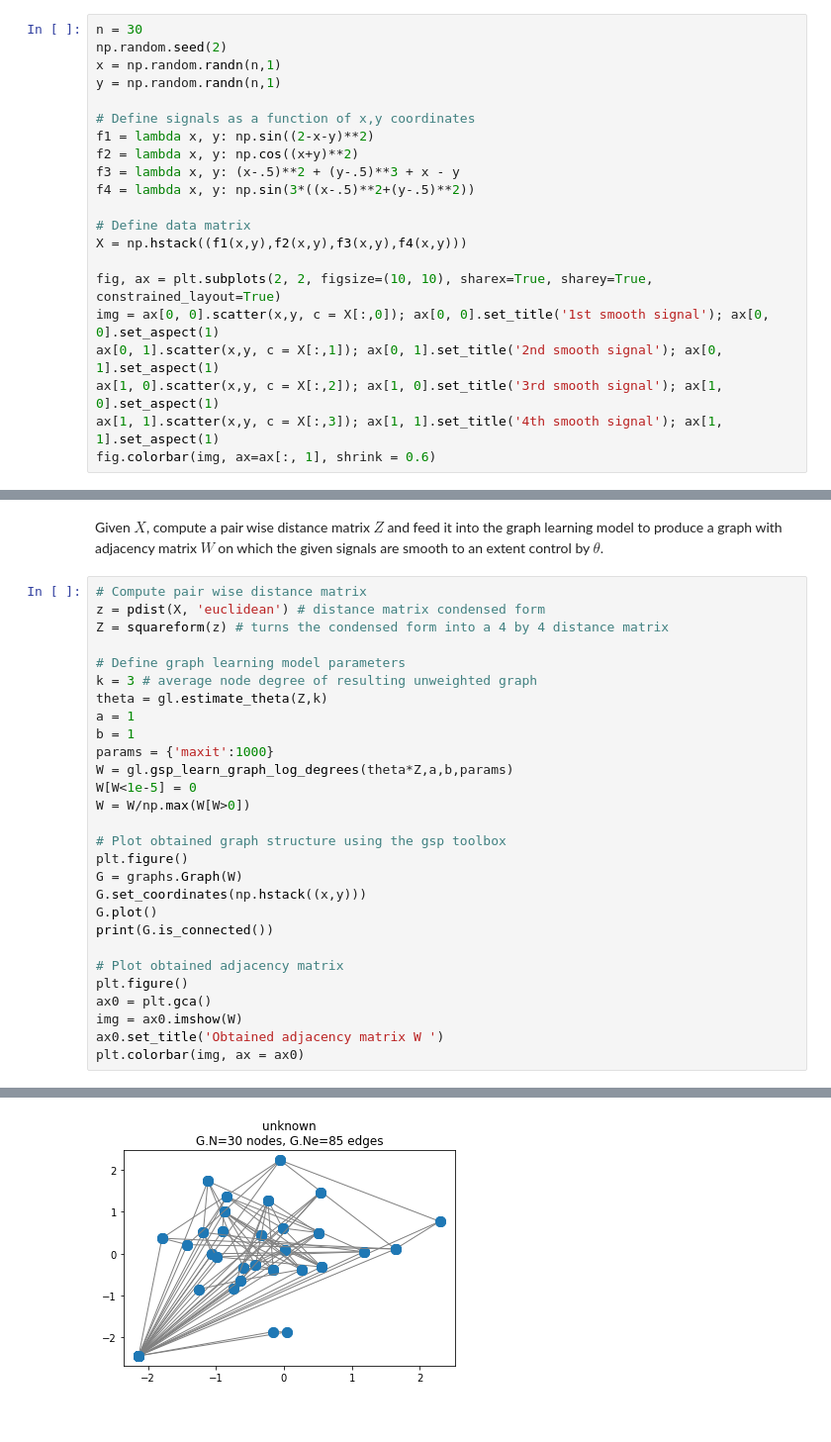
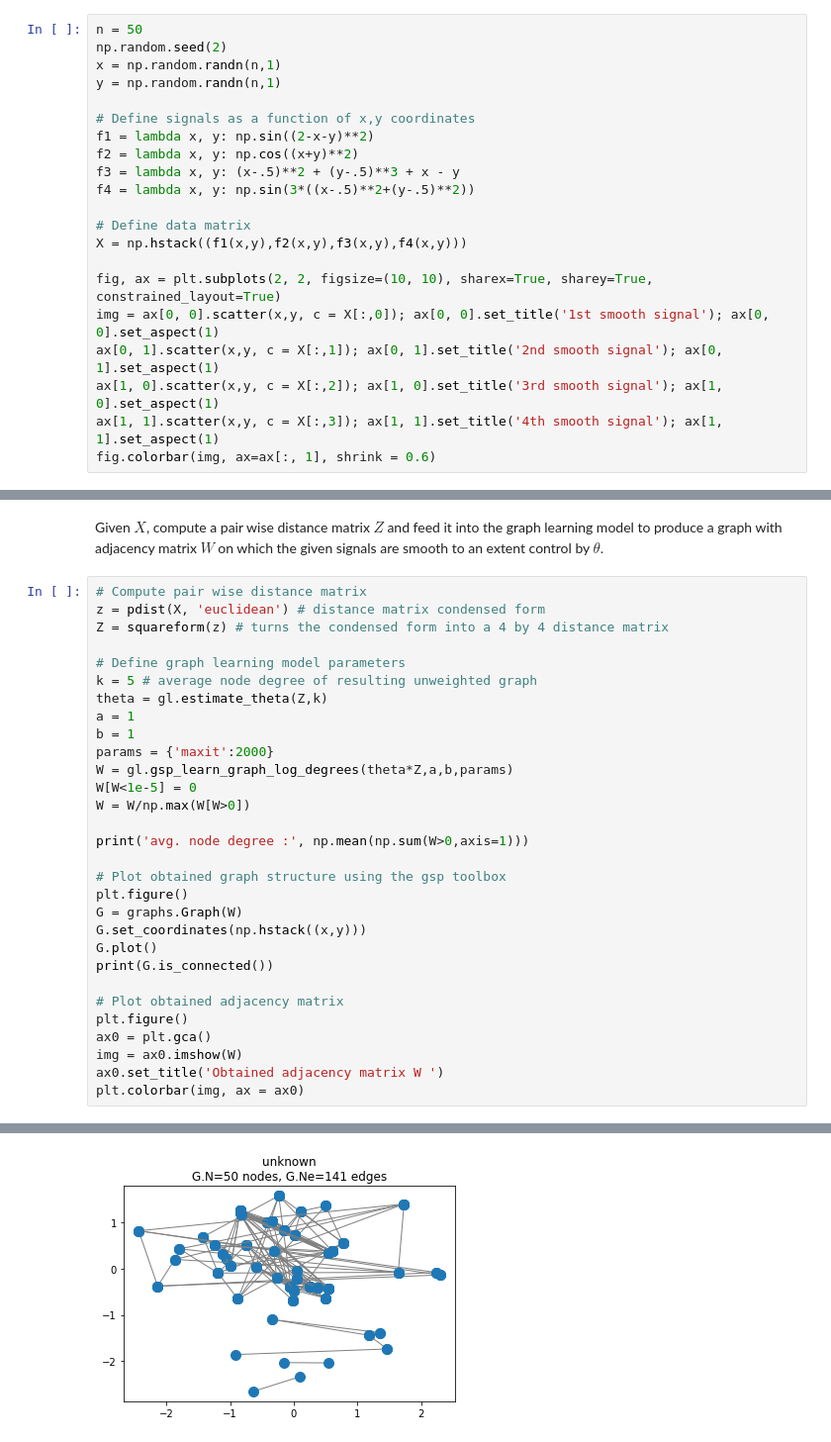
Before and after one commit to jfflorez/learngraph, a Jupyter notebook: demo_learn_graph_from_signals_on_randomly_located_sensors.ipynb, the cells around one changed output, grey strips where cells are left out. Shown at 99% size. Cells and saved outputs as stored; diff of their text form.

```diff
--- a/demo_learn_graph_from_signals_on_randomly_located_sensors.ipynb
+++ b/demo_learn_graph_from_signals_on_randomly_located_sensors.ipynb
@@ -11,7 +11,7 @@ import src.gl_models as gl
 # %% [markdown]
 Create a collection of signals $\{f_1,f_2,f_3,f_4\}$ on a set of n randomly distributed $(x_i,y_i), i=1,...,n$ coordinates, and let $V=\{(x_i,y_i),i=1,...,n\}$. Then form a data matrix $X$ of size $n \times 4$ with columns defined by the signals.
 # %%
-n = 30
+n = 50
 np.random.seed(2)
 x = np.random.randn(n,1)
 y = np.random.randn(n,1)
@@ -42,14 +42,16 @@ z = pdist(X, 'euclidean') # distance matrix condensed form
 Z = squareform(z) # turns the condensed form into a 4 by 4 distance matrix
 
 # Define graph learning model parameters
-k = 3 # average node degree of resulting unweighted graph
+k = 5 # average node degree of resulting unweighted graph
 theta = gl.estimate_theta(Z,k)
 a = 1
 b = 1
-params = {'maxit':1000}
+params = {'maxit':2000}
 W = gl.gsp_learn_graph_log_degrees(theta*Z,a,b,params)
 W[W<1e-5] = 0
 W = W/np.max(W[W>0])
+
+print('avg. node degree :', np.mean(np.sum(W>0,axis=1)))
 
 # Plot obtained graph structure using the gsp toolbox
 plt.figure()
@@ -73,3 +76,3 @@ True
 <matplotlib.colorbar.Colorbar at 0x...>
 <Figure size 432x288 with 0 Axes>
-[figure, old version]
+[figure, new version]
```
Also changed, not shown: parts of 2 cells of this notebook, 1 other file.
